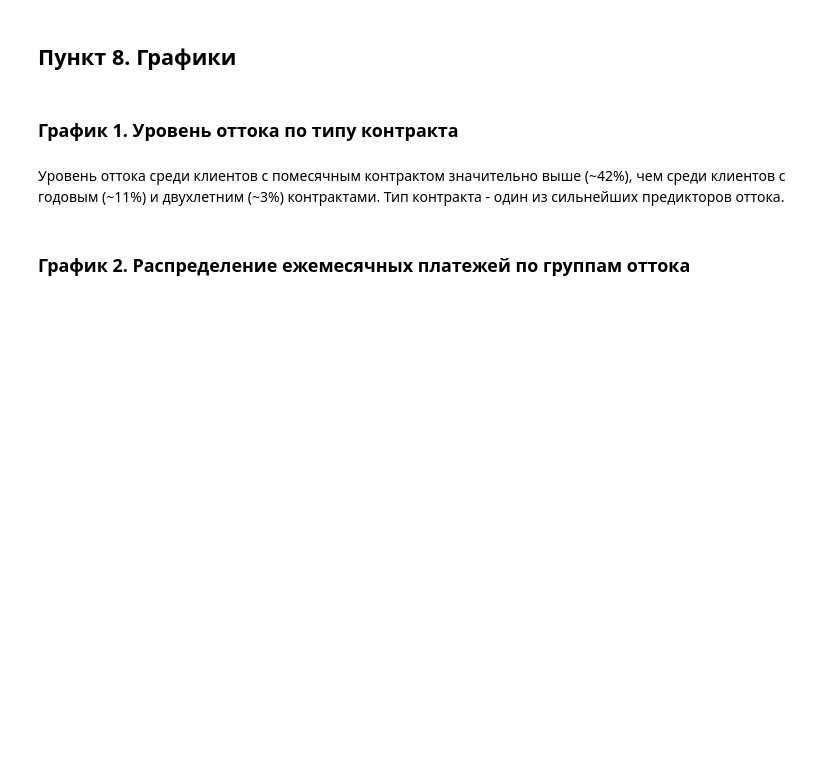
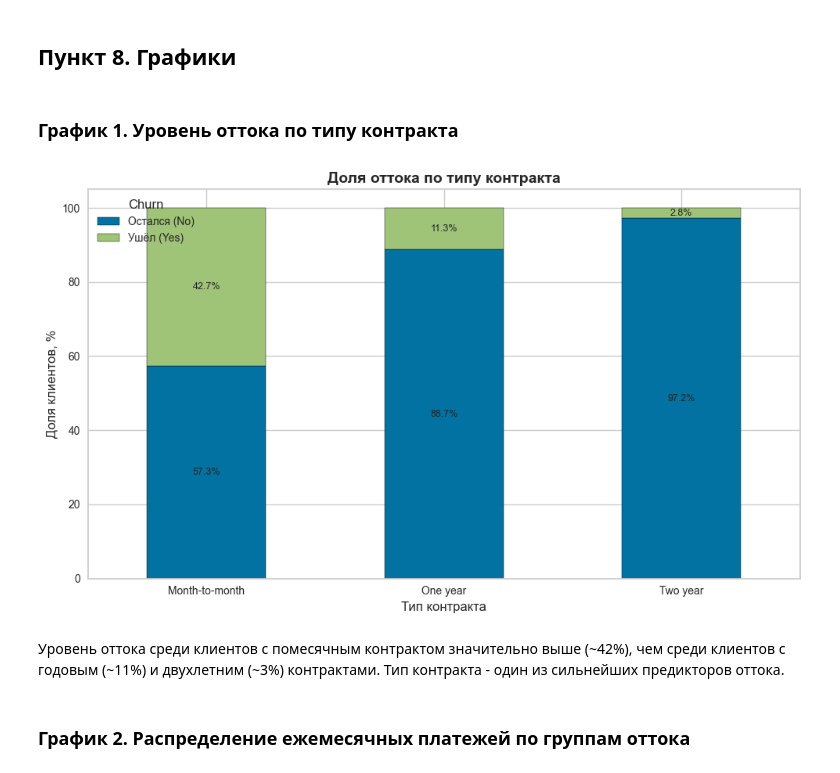
Before and after one commit to ilyaytrewq/Data_analysis_project, a Jupyter notebook: Tikhonov_Takhunov.ipynb, the cells around one changed output. Drawn from its saved outputs; the diff is of its cells as text; code cells hidden in the pictures; blank space fills up the shorter version.

```diff
--- a/Tikhonov_Takhunov.ipynb
+++ b/Tikhonov_Takhunov.ipynb
@@ -134,16 +225,18 @@ print(df.groupby('tenure_group', observed=True)['Churn_flag'].mean())
 # %%
 fig, ax = plt.subplots(figsize=(10, 6))
 ct = pd.crosstab(df['Contract'], df['Churn'], normalize='index') * 100
-ct.plot(kind='bar', stacked=True, ax=ax, color=['#2ecc71', '#e74c3c'], edgecolor='black')
+ct.plot(kind='bar', stacked=True, ax=ax, edgecolor='black')
 ax.set_title('Доля оттока по типу контракта', fontsize=14, fontweight='bold')
 ax.set_xlabel('Тип контракта', fontsize=12)
 ax.set_ylabel('Доля клиентов, %', fontsize=12)
 ax.legend(['Остался (No)', 'Ушёл (Yes)'], title='Churn', fontsize=10)
 ax.set_xticklabels(ax.get_xticklabels(), rotation=0)
 for container in ax.containers:
     ax.bar_label(container, fmt='%.1f%%', label_type='center', fontsize=9)
 plt.tight_layout()
 plt.show()
+# %% [output]
+[figure, added]
 # %% [markdown]
 Уровень оттока среди клиентов с помесячным контрактом значительно выше (\~42%), чем среди клиентов с годовым (\~11%) и двухлетним (~3%) контрактами. Тип контракта - один из сильнейших предикторов оттока.
 # %% [markdown]
```
Also changed, not shown: parts of 120 cells of this notebook.
